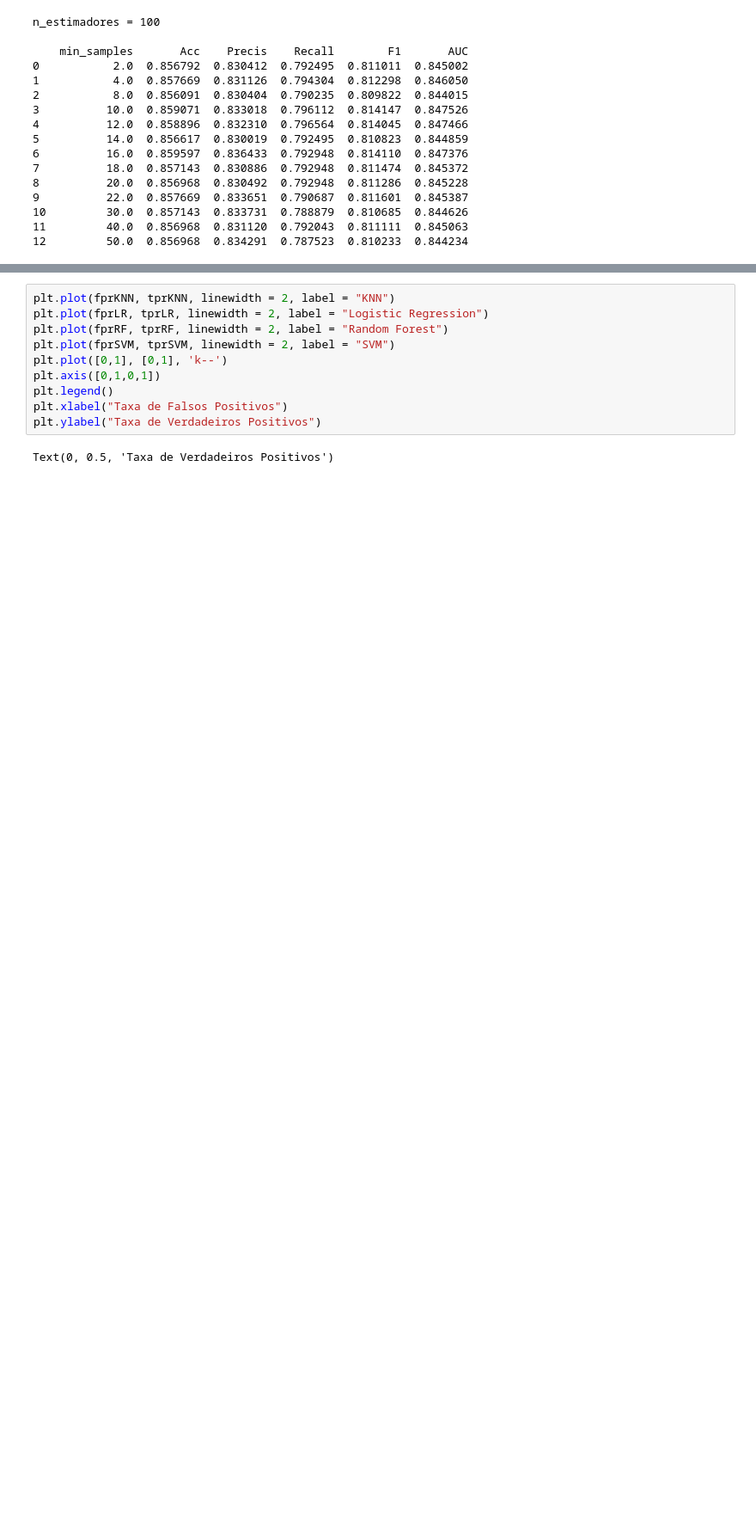
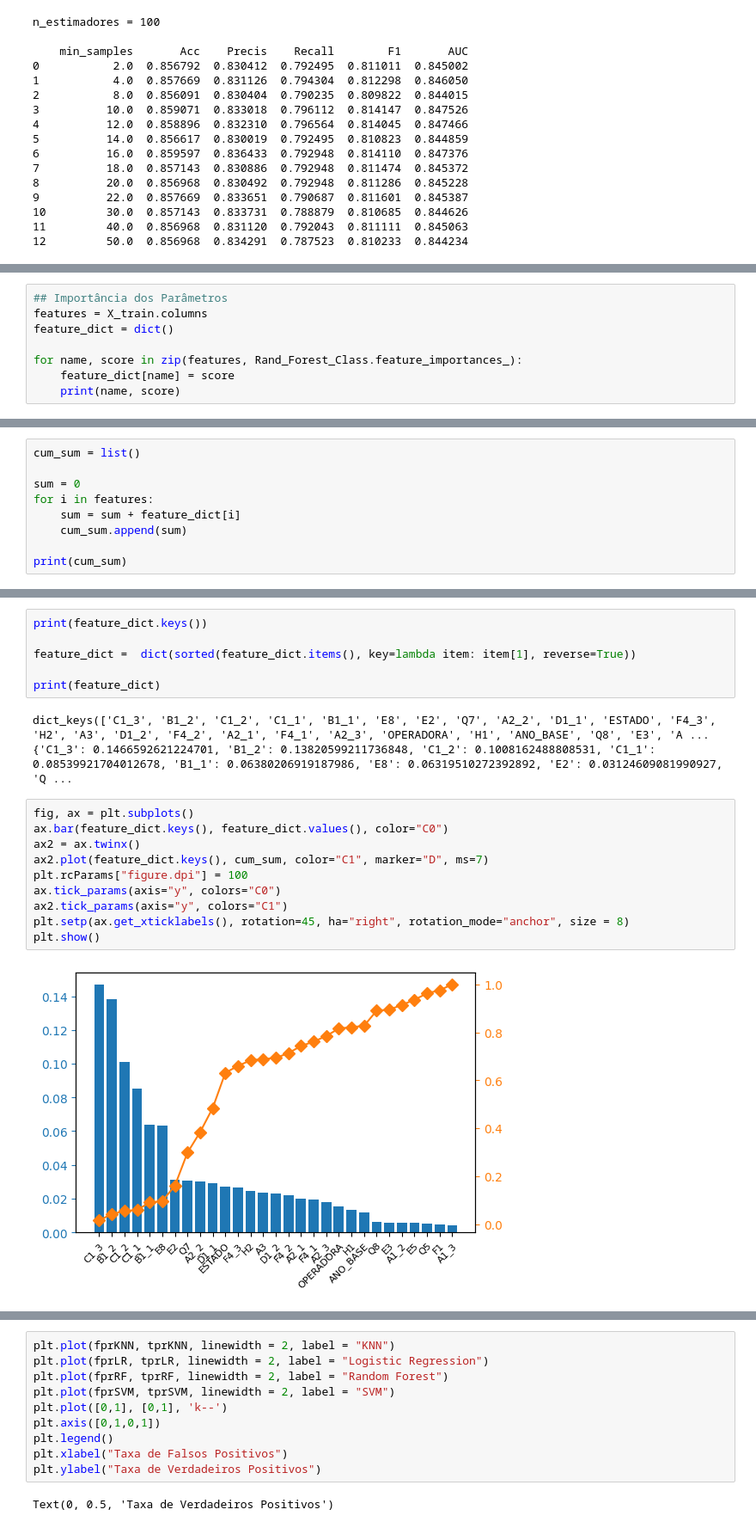
Before and after one commit to mrelero/machine-learning-anatel-database, a Jupyter notebook: primary-ml-techs.ipynb, the cells around one changed output, grey strips where cells are left out. Shown at 86% size. Cells and saved outputs as stored; diff of their text form; blank space fills up the shorter version.

Commit message:
Relação de pareto para Features do Random Forest

```diff
--- a/primary-ml-techs.ipynb
+++ b/primary-ml-techs.ipynb
@@ -729,0 +649,8 @@ AUC Score: 0.8444071687679154
+# %%
+## Importância dos Parâmetros
+features = X_train.columns
+feature_dict = dict()
+
+for name, score in zip(features, Rand_Forest_Class.feature_importances_):
+    feature_dict[name] = score
+    print(name, score)
@@ -729,0 +679,9 @@ AUC Score: 0.8444071687679154
+# %%
+cum_sum = list()
+
+sum = 0
+for i in features:
+    sum = sum + feature_dict[i]
+    cum_sum.append(sum)
+
+print(cum_sum)
@@ -729,0 +690,21 @@ AUC Score: 0.8444071687679154
+# %%
+print(feature_dict.keys())
+
+feature_dict =  dict(sorted(feature_dict.items(), key=lambda item: item[1], reverse=True))
+
+print(feature_dict)
+# %% [output]
+dict_keys(['C1_3', 'B1_2', 'C1_2', 'C1_1', 'B1_1', 'E8', 'E2', 'Q7', 'A2_2', 'D1_1', 'ESTADO', 'F4_3', 'H2', 'A3', 'D1_2', 'F4_2', 'A2_1', 'F4_1', 'A2_3', 'OPERADORA', 'H1', 'ANO_BASE', 'Q8', 'E3', 'A ...
+{'C1_3': 0.1466592621224701, 'B1_2': 0.13820599211736848, 'C1_2': 0.1008162488808531, 'C1_1': 0.08539921704012678, 'B1_1': 0.06380206919187986, 'E8': 0.06319510272392892, 'E2': 0.03124609081990927, 'Q ...
+# %%
+fig, ax = plt.subplots()
+ax.bar(feature_dict.keys(), feature_dict.values(), color="C0")
+ax2 = ax.twinx()
+ax2.plot(feature_dict.keys(), cum_sum, color="C1", marker="D", ms=7)
+plt.rcParams["figure.dpi"] = 100
+ax.tick_params(axis="y", colors="C0")
+ax2.tick_params(axis="y", colors="C1")
+plt.setp(ax.get_xticklabels(), rotation=45, ha="right", rotation_mode="anchor", size = 8)
+plt.show()
+# %% [output]
+[figure, added]
```
Also changed, not shown: parts of 10 cells of this notebook.
